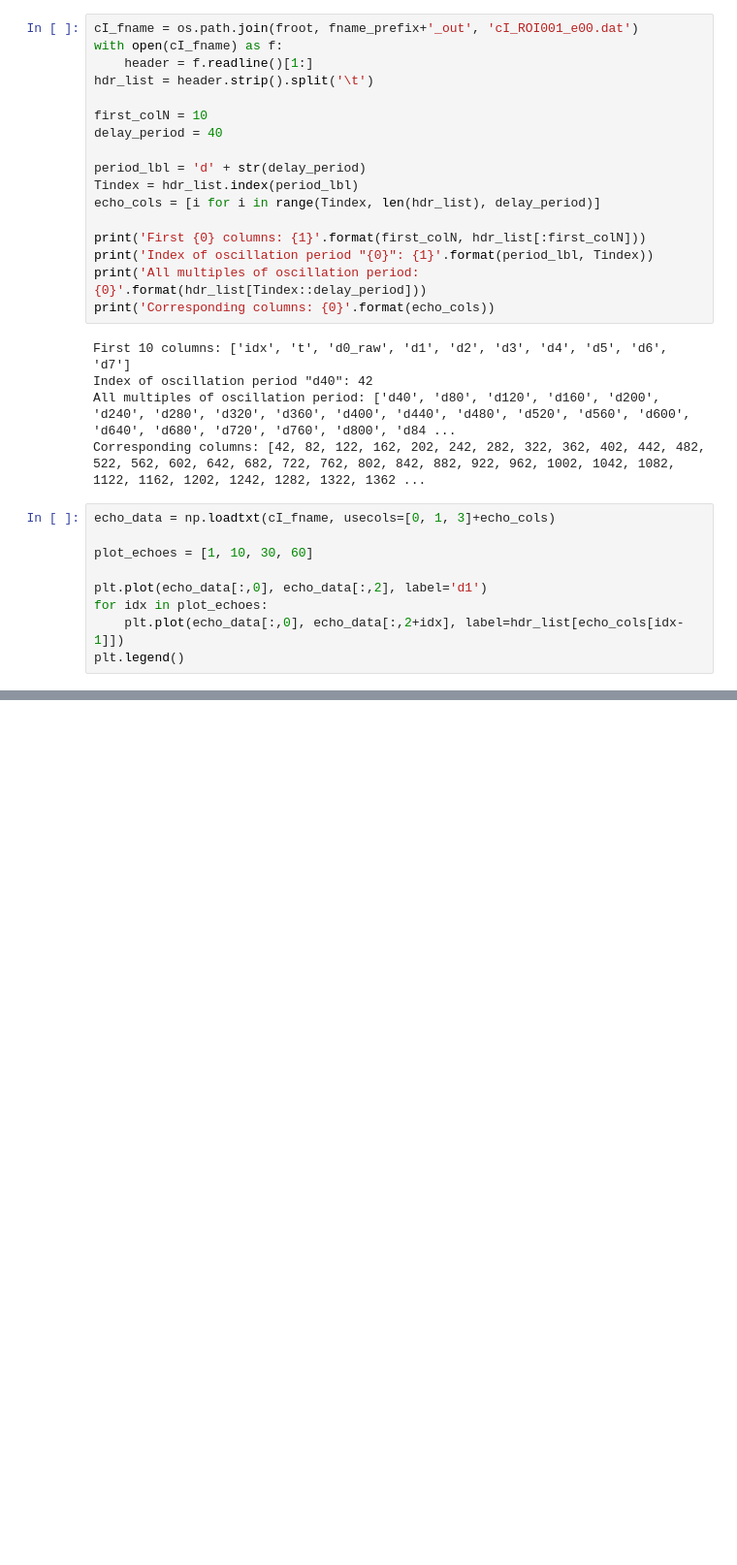
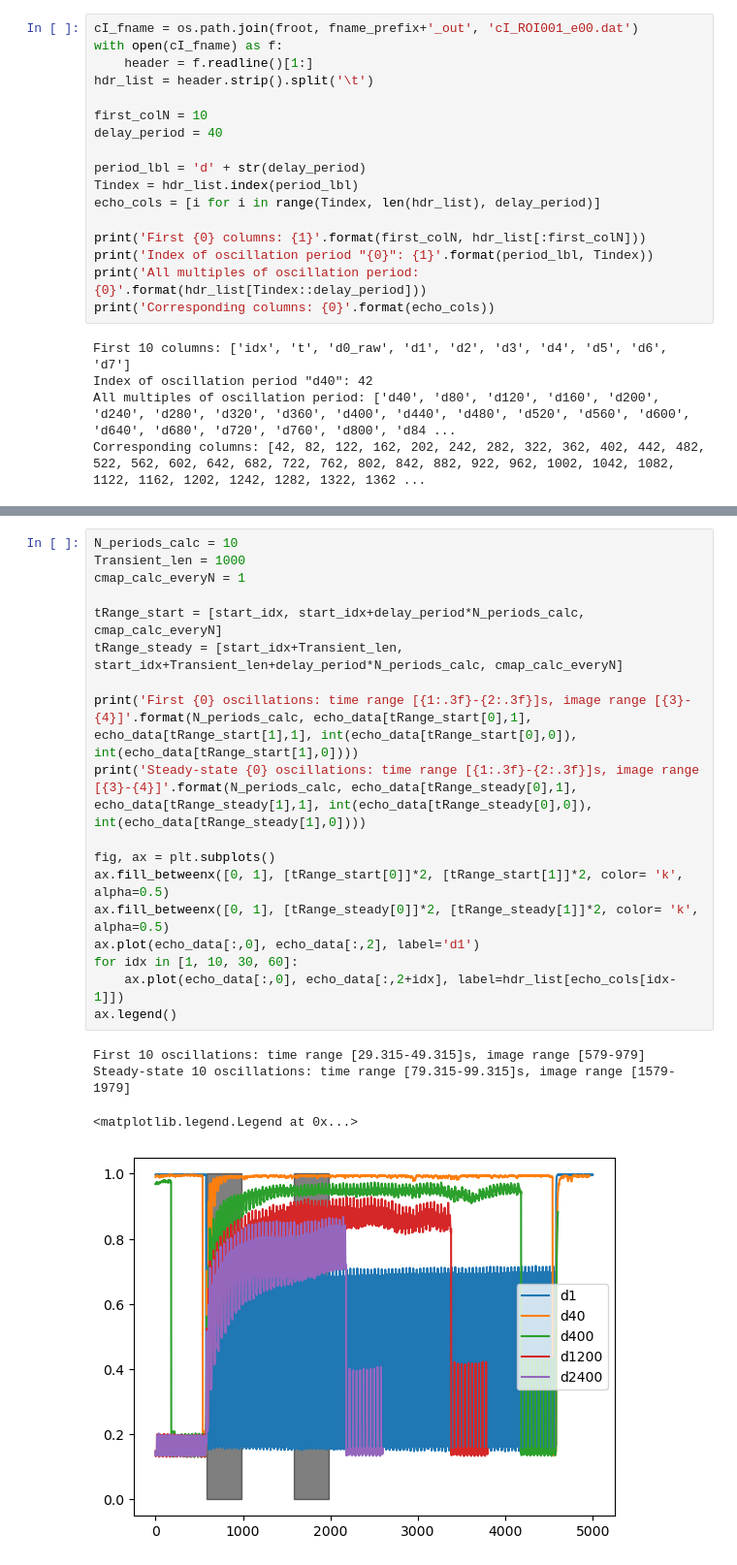
Before and after one commit to steaime/DSHpy, a Jupyter notebook: example2a_RheoDLS_analDLS.ipynb, the cells around one changed output, grey strips where cells are left out. Shown at 97% size. Drawn from its saved outputs; the diff is of its cells as text; blank space fills up the shorter version.

```diff
--- a/example2a_RheoDLS_analDLS.ipynb
+++ b/example2a_RheoDLS_analDLS.ipynb
@@ -288,12 +289,3 @@ First 10 columns: ['idx', 't', 'd0_raw', 'd1', 'd2', 'd3', 'd4', 'd5', 'd6', 'd7
 Index of oscillation period "d40": 42
 All multiples of oscillation period: ['d40', 'd80', 'd120', 'd160', 'd200', 'd240', 'd280', 'd320', 'd360', 'd400', 'd440', 'd480', 'd520', 'd560', 'd600', 'd640', 'd680', 'd720', 'd760', 'd800', 'd84 ...
 Corresponding columns: [42, 82, 122, 162, 202, 242, 282, 322, 362, 402, 442, 482, 522, 562, 602, 642, 682, 722, 762, 802, 842, 882, 922, 962, 1002, 1042, 1082, 1122, 1162, 1202, 1242, 1282, 1322, 1362 ...
-# %%
-echo_data = np.loadtxt(cI_fname, usecols=[0, 1, 3]+echo_cols)
-
-plot_echoes = [1, 10, 30, 60]
-
-plt.plot(echo_data[:,0], echo_data[:,2], label='d1')
-for idx in plot_echoes:
-    plt.plot(echo_data[:,0], echo_data[:,2+idx], label=hdr_list[echo_cols[idx-1]])
-plt.legend()
@@ -315,0 +311,23 @@ plt.vlines(start_idx, 0, 1)
+# %%
+N_periods_calc = 10
+Transient_len = 1000
+cmap_calc_everyN = 1
+
+tRange_start = [start_idx, start_idx+delay_period*N_periods_calc, cmap_calc_everyN]
+tRange_steady = [start_idx+Transient_len, start_idx+Transient_len+delay_period*N_periods_calc, cmap_calc_everyN]
+
+print('First {0} oscillations: time range [{1:.3f}-{2:.3f}]s, image range [{3}-{4}]'.format(N_periods_calc, echo_data[tRange_start[0],1], echo_data[tRange_start[1],1], int(echo_data[tRange_start[0],0]), int(echo_data[tRange_start[1],0])))
+print('Steady-state {0} oscillations: time range [{1:.3f}-{2:.3f}]s, image range [{3}-{4}]'.format(N_periods_calc, echo_data[tRange_steady[0],1], echo_data[tRange_steady[1],1], int(echo_data[tRange_steady[0],0]), int(echo_data[tRange_steady[1],0])))
+
+fig, ax = plt.subplots()
+ax.fill_betweenx([0, 1], [tRange_start[0]]*2, [tRange_start[1]]*2, color= 'k', alpha=0.5)
+ax.fill_betweenx([0, 1], [tRange_steady[0]]*2, [tRange_steady[1]]*2, color= 'k', alpha=0.5)
+ax.plot(echo_data[:,0], echo_data[:,2], label='d1')
+for idx in [1, 10, 30, 60]:
+    ax.plot(echo_data[:,0], echo_data[:,2+idx], label=hdr_list[echo_cols[idx-1]])
+ax.legend()
+# %% [output]
+First 10 oscillations: time range [29.315-49.315]s, image range [579-979]
+Steady-state 10 oscillations: time range [79.315-99.315]s, image range [1579-1979]
+<matplotlib.legend.Legend at 0x...>
+[figure, added]
```
Also changed, not shown: parts of 10 cells of this notebook.
